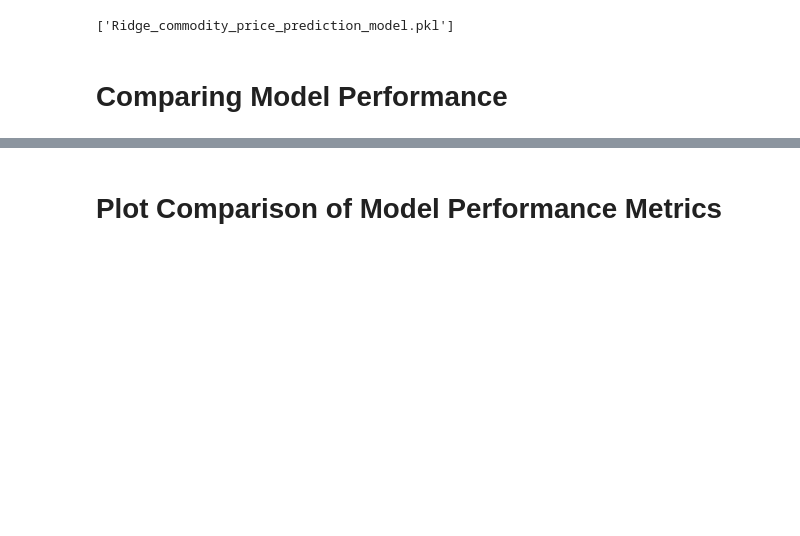
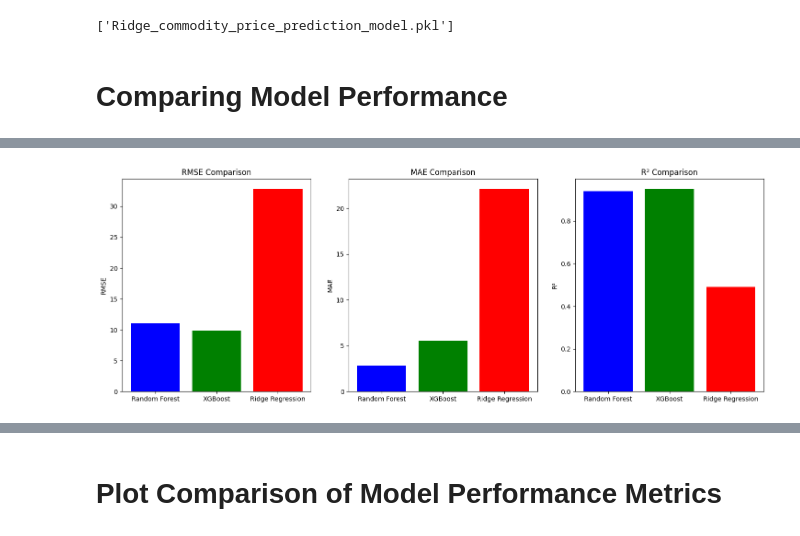
Before and after one commit to myself-aas/Comparative-Analysis-of-Regression-Models-for-Commodity-Price-Prediction, a Jupyter notebook: commodity_price_prediction.ipynb, the cells around one changed output, grey strips where cells are left out. Drawn from its saved outputs; the diff is of its cells as text; code cells hidden in the pictures; blank space fills up the shorter version.

```diff
--- a/commodity_price_prediction.ipynb
+++ b/commodity_price_prediction.ipynb
@@ -1187,0 +1244,25 @@ models = {
+# %%
+import matplotlib.pyplot as plt
+
+models = ['Random Forest', 'XGBoost', 'Ridge Regression']
+rmse = [11.02, 9.89, 32.80]
+mae = [2.83, 5.52, 22.10]
+r2 = [0.94, 0.95, 0.49]
+
+fig, ax = plt.subplots(1, 3, figsize=(18, 6))
+
+ax[0].bar(models, rmse, color=['blue', 'green', 'red'])
+ax[0].set_title('RMSE Comparison')
+ax[0].set_ylabel('RMSE')
+
+ax[1].bar(models, mae, color=['blue', 'green', 'red'])
+ax[1].set_title('MAE Comparison')
+ax[1].set_ylabel('MAE')
+
+ax[2].bar(models, r2, color=['blue', 'green', 'red'])
+ax[2].set_title('R² Comparison')
+ax[2].set_ylabel('R²')
+
+plt.show()
+# %% [output]
+[figure, added]
```
Also changed, not shown: parts of 8 cells of this notebook, 4 other files.
